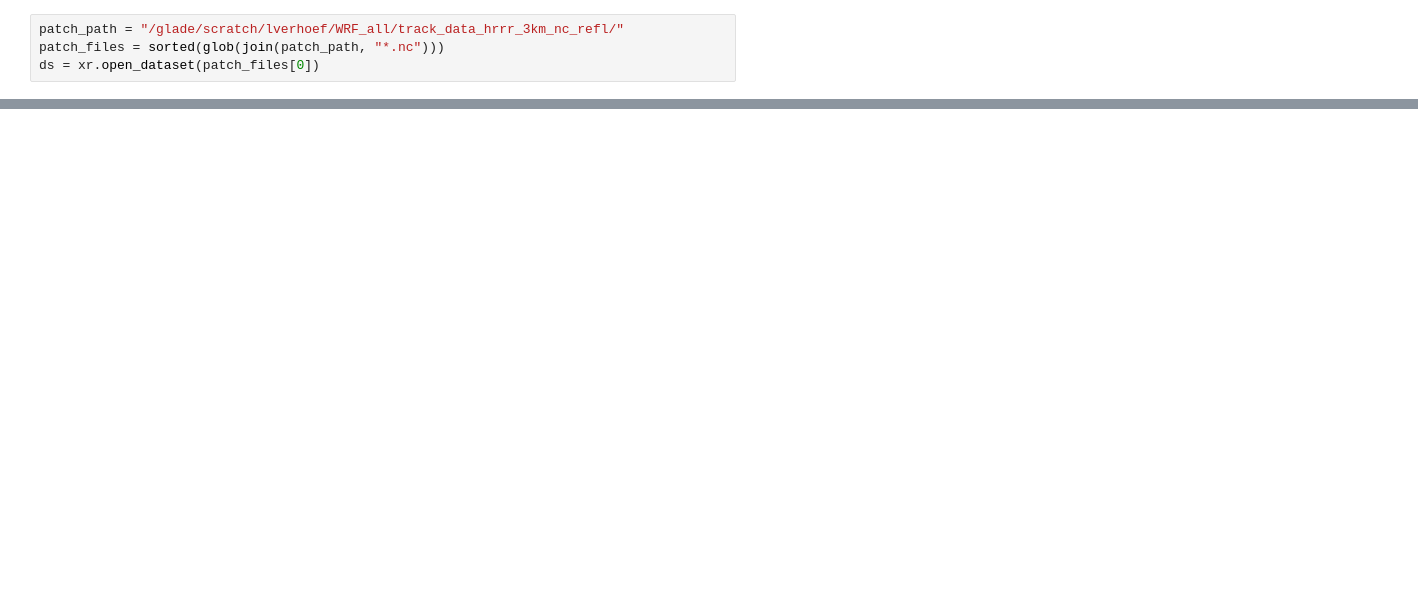
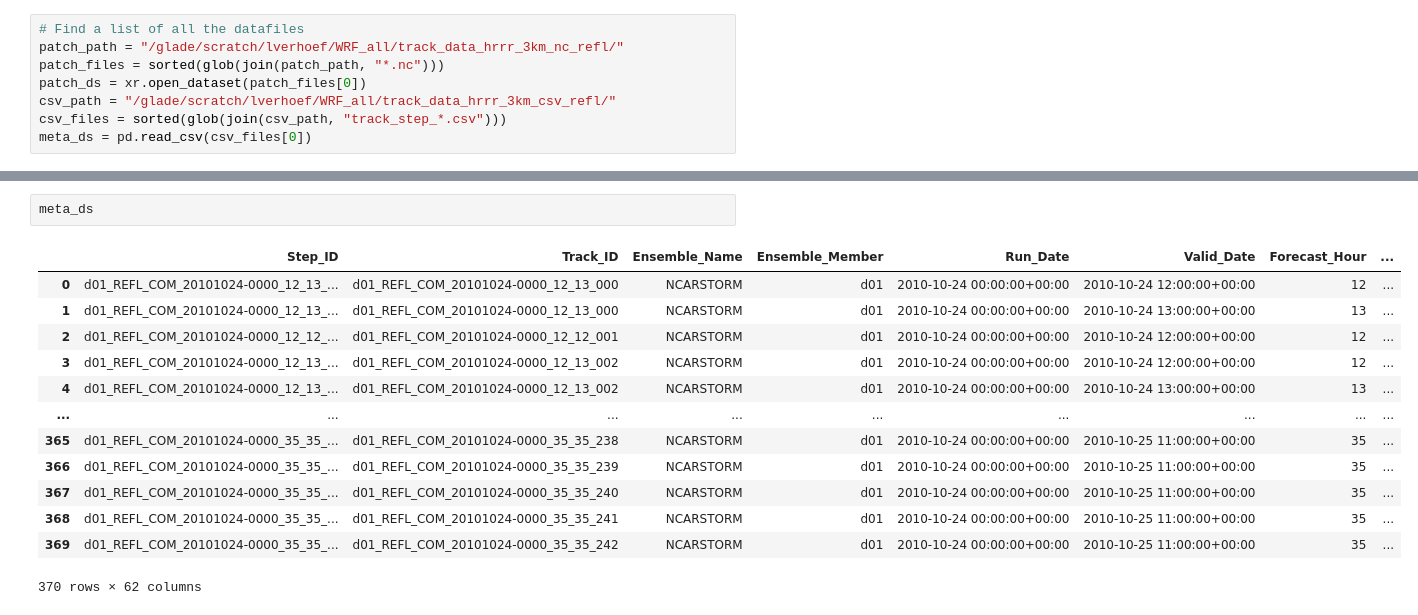
Before and after one commit to zyjux/gdl-storm-mode, a Jupyter notebook: notebooks/initial_rot_inv_CNN.ipynb, the cells around one changed output, grey strips where cells are left out. Saved outputs shown, nothing was run; the diff lists cells and outputs as text; blank space fills up the shorter version.

```diff
--- a/notebooks/initial_rot_inv_CNN.ipynb
+++ b/notebooks/initial_rot_inv_CNN.ipynb
@@ -11,4 +13,8 @@ from imports.GDL_layers import *
 # %%
+# Find a list of all the datafiles
 patch_path = "/glade/scratch/lverhoef/WRF_all/track_data_hrrr_3km_nc_refl/"
 patch_files = sorted(glob(join(patch_path, "*.nc")))
-ds = xr.open_dataset(patch_files[0])
+patch_ds = xr.open_dataset(patch_files[0])
+csv_path = "/glade/scratch/lverhoef/WRF_all/track_data_hrrr_3km_csv_refl/"
+csv_files = sorted(glob(join(csv_path, "track_step_*.csv")))
+meta_ds = pd.read_csv(csv_files[0])
@@ -35 +41,17 @@ Data variables: (12/26)
+# %%
+meta_ds
+# %% [output]
+|  | Step_ID | Track_ID | Ensemble_Name | Ensemble_Member | Run_Date | Valid_Date | Forecast_Hour | ... |
+| 0 | d01_REFL_COM_20101024-0000_12_13_... | d01_REFL_COM_20101024-0000_12_13_000 | NCARSTORM | d01 | 2010-10-24 00:00:00+00:00 | 2010-10-24 12:00:00+00:00 | 12 | ... |
+| 1 | d01_REFL_COM_20101024-0000_12_13_... | d01_REFL_COM_20101024-0000_12_13_000 | NCARSTORM | d01 | 2010-10-24 00:00:00+00:00 | 2010-10-24 13:00:00+00:00 | 13 | ... |
+| 2 | d01_REFL_COM_20101024-0000_12_12_... | d01_REFL_COM_20101024-0000_12_12_001 | NCARSTORM | d01 | 2010-10-24 00:00:00+00:00 | 2010-10-24 12:00:00+00:00 | 12 | ... |
+| 3 | d01_REFL_COM_20101024-0000_12_13_... | d01_REFL_COM_20101024-0000_12_13_002 | NCARSTORM | d01 | 2010-10-24 00:00:00+00:00 | 2010-10-24 12:00:00+00:00 | 12 | ... |
+| 4 | d01_REFL_COM_20101024-0000_12_13_... | d01_REFL_COM_20101024-0000_12_13_002 | NCARSTORM | d01 | 2010-10-24 00:00:00+00:00 | 2010-10-24 13:00:00+00:00 | 13 | ... |
+| ... | ... | ... | ... | ... | ... | ... | ... | ... |
+| 365 | d01_REFL_COM_20101024-0000_35_35_... | d01_REFL_COM_20101024-0000_35_35_238 | NCARSTORM | d01 | 2010-10-24 00:00:00+00:00 | 2010-10-25 11:00:00+00:00 | 35 | ... |
+| 366 | d01_REFL_COM_20101024-0000_35_35_... | d01_REFL_COM_20101024-0000_35_35_239 | NCARSTORM | d01 | 2010-10-24 00:00:00+00:00 | 2010-10-25 11:00:00+00:00 | 35 | ... |
+| 367 | d01_REFL_COM_20101024-0000_35_35_... | d01_REFL_COM_20101024-0000_35_35_240 | NCARSTORM | d01 | 2010-10-24 00:00:00+00:00 | 2010-10-25 11:00:00+00:00 | 35 | ... |
+| 368 | d01_REFL_COM_20101024-0000_35_35_... | d01_REFL_COM_20101024-0000_35_35_241 | NCARSTORM | d01 | 2010-10-24 00:00:00+00:00 | 2010-10-25 11:00:00+00:00 | 35 | ... |
+| 369 | d01_REFL_COM_20101024-0000_35_35_... | d01_REFL_COM_20101024-0000_35_35_242 | NCARSTORM | d01 | 2010-10-24 00:00:00+00:00 | 2010-10-25 11:00:00+00:00 | 35 | ... |
+370 rows × 62 columns
 # %%
```
Also changed, not shown: parts of 29 cells of this notebook.
